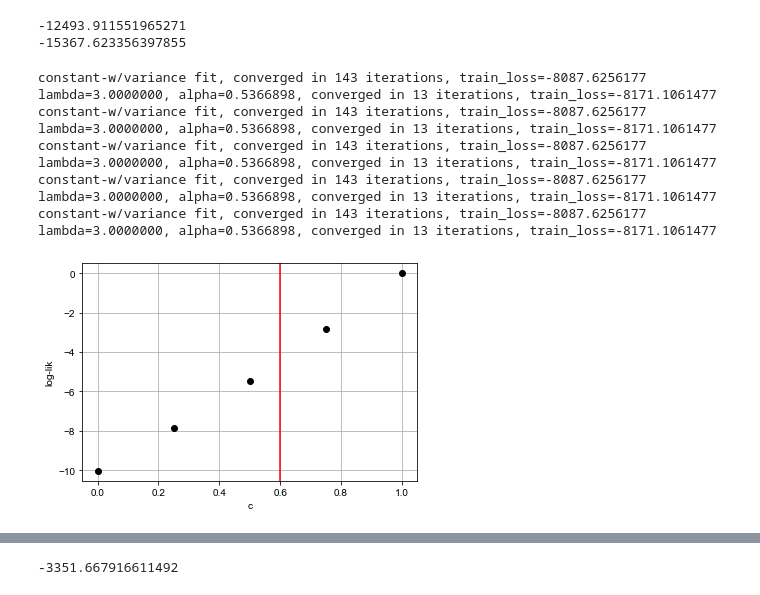
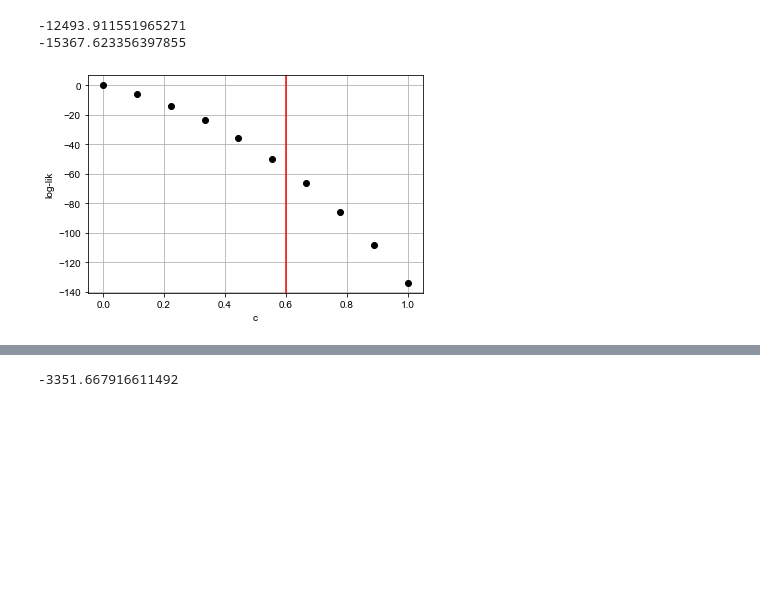
Before and after one commit to NovembreLab/feems, a Jupyter notebook: docs/notebooks/est-long-range.ipynb, the cells around one changed output, grey strips where cells are left out. Saved outputs shown, nothing was run; the diff lists cells and outputs as text; code cells hidden in the pictures; blank space fills up the shorter version.

```diff
--- a/docs/notebooks/est-long-range.ipynb
+++ b/docs/notebooks/est-long-range.ipynb
@@ -106,7 +106,7 @@ def get_EEMS_nll(sp_graph, obj, wt, q, df=100, sigstar=500):
 
 #     return -sp.stats.wishart.logpdf(-sp_graph.n_snps/2 * C @ Dstar @ C.T, sp_graph.n_snps, C @ (Ldag+np.diag(q)) @ C.T)
 
-def get_FEEMS_as_EEMS_nll(sp_graph, Ldag, wt, q, df=100, sigstar=500):
+def get_FEEMS_as_EEMS_nll(sp_graph, Ldag, wt, q, df=110, sigstar=1):
     C = np.vstack((-np.ones(sp_graph.n_observed_nodes-1),np.eye(sp_graph.n_observed_nodes-1))).T
 
     sp_graph._estimate_allele_frequencies()
@@ -115,7 +115,7 @@ def get_FEEMS_as_EEMS_nll(sp_graph, Ldag, wt, q, df=100, sigstar=500):
 
     return -sp.stats.wishart.logpdf(-0.5*df * C @ Dstar @ C.T, df, sigstar * C @ (0.5*Linv+np.diag(sp_graph.q)) @ C.T)
 
-def get_FEEMS_demes_nll_w_c(sp_graph, obj, wt, q, lrn, c, df=100, sigstar=500):
+def get_FEEMS_demes_nll_w_c(sp_graph, obj, wt, q, lrn, c, df=100, sigstar=1):
     # resmat = np.zeros_like(Ldag)
     # for i in range(resmat.shape[0]):
     #     for j in range(i+1,resmat.shape[0]):
@@ -135,19 +135,25 @@ def get_FEEMS_demes_nll_w_c(sp_graph, obj, wt, q, lrn, c, df=100, sigstar=500):
 
     ## transforming back to Linv to formulate wrt c
     Linv = np.linalg.solve(obj.L_double_inv,np.eye(sp_graph.n_observed_nodes))
-    Linvt = deepcopy(Linv)
-    Linvt[lrn[0][0],lrn[0][1]] = (1-c)*Linv[lrn[0][0],lrn[0][1]] + (1+c)*sp_graph.q[lrn[0][0]] + (1-c)*sp_graph.q[lrn[0][1]]
-    Linvt[lrn[0][1],lrn[0][0]] = Linvt[lrn[0][0],lrn[0][1]]
-    Linvt[lrn[0][1],lrn[0][1]] = 2*c*(1-c) * Linv[lrn[0][0],lrn[0][1]] + 2*c * sp_graph.q[lrn[0][0]] + (1-c) * sp_graph.q[lrn[0][1]]
-    for i in sp_graph.neighbors(lrn[0][1]):
-        Linvt[i,lrn[0][1]] = c * Linv[i,lrn[0][0]] + (1-c) * Linv[i,lrn[0][1]] + c * sp_graph.q[lrn[0][0]] + (1-c) * sp_graph.q[lrn[0][1]] + sp_graph.q[i]
-        Linvt[lrn[0][1],i] = Linvt[i,lrn[0][1]]
+    resmat = np.zeros_like(Linv)
+    for i in range(Linv.shape[0]):
+        for j in range(i+1,Linv.shape[0]):
+            resmat[i,j] = -2*Linv[i,j] + Linv[i,i] + Linv[j,j] + sp_graph.q[i] + sp_graph.q[j]
+            resmat[j,i] = resmat[i,j]
 
-    obj.sp_graph.L_block["oo"] = sp.sparse.coo_matrix(Linvt)
-    obj._comp_mat_block_inv()
-    obj._comp_inv_cov()
+    resmat[lrn[0][0],lrn[0][1]] = (c**2-1.5*c+1)*(-2*Linv[lrn[0][0],lrn[0][1]] + Linv[lrn[0][0],lrn[0][0]] + Linv[lrn[0][1],lrn[0][1]]) + (1+c)*sp_graph.q[lrn[0][0]] + (1-c)*sp_graph.q[lrn[0][1]]
+    resmat[lrn[0][1],lrn[0][0]] = resmat[lrn[0][0],lrn[0][1]]
+
+    # Linvt[lrn[0][1],lrn[0][1]] = 2*c*(1-c) * Linv[lrn[0][0],lrn[0][1]] + 2*c * sp_graph.q[lrn[0][0]] + (1-c) * sp_graph.q[lrn[0][1]]
+    # for i in sp_graph.neighbors(lrn[0][1]):
+    #     Linvt[i,lrn[0][1]] = c * Linv[i,lrn[0][0]] + (1-c) * Linv[i,lrn[0][1]] + c * sp_graph.q[lrn[0][0]] + (1-c) * sp_graph.q[lrn[0][1]] + sp_graph.q[i]
+    #     Linvt[lrn[0][1],i] = Linvt[i,lrn[0][1]]
+
+    # obj.sp_graph.L_block["oo"] = sp.sparse.coo_matrix(Linvt)
+    # obj._comp_mat_block_inv()
+    # obj._comp_inv_cov()
 
     # plt.imshow(obj.L_double_inv); plt.colorbar(); plt.show()
     # obj._comp_inv_lap(); obj._comp_inv_cov()
     # plt.imshow(obj.inv_cov); plt.colorbar(); plt.show()
-    return obj.neg_log_lik() #sp_graph.n_snps*(np.trace(trA) - trB/denom - np.log(np.linalg.det(resmat)*sp_graph.n_observed_nodes/denom))
+    return -sp.stats.wishart.logpdf(-df * C @ Dstar @ C.T, df, -sigstar * C @ resmat @ C.T) #sp_graph.n_snps*(np.trace(trA) - trB/denom - np.log(np.linalg.det(resmat)*sp_graph.n_observed_nodes/denom))
@@ -267,23 +291,13 @@ plt.plot((-C@Dstar@C.T)[np.tril_indices(15,-1)],(-0.11/680*C@resmat@C.T)[np.tril
 -12493.911551965271
 -15367.623356397855
 # %%
+# sp_graph.fit(lamb=3.,optimize_q='n-dim'); obj = Joint_Objective(sp_graph); obj.inv(); obj.grad(reg=False);
 llc = []
-for c in np.linspace(0,1,5):
-    sp_graph.fit(lamb=3.,optimize_q='n-dim'); obj = Joint_Objective(sp_graph); obj.inv(); obj.grad(reg=False);
-    llc.append(-get_FEEMS_demes_nll_w_c(sp_graph, obj, sp_graph.w, sp_graph.q, [(3,11)], c))
-plt.plot(np.linspace(0,1,5),llc-np.nanmax(llc),'ko'); plt.grid(); plt.axvline(0.6,color='red'); plt.xlabel('c'); plt.ylabel('log-lik');
+for c in np.linspace(0,1,10):
+    llc.append(-get_FEEMS_demes_nll_w_c(sp_graph, obj, sp_graph.w, sp_graph.q, [(4,12)], c, df=687, sigstar=0.15))
+plt.plot(np.linspace(0,1,10),llc-np.nanmax(llc),'ko'); plt.grid(); plt.axvline(0.6,color='red'); plt.xlabel('c'); plt.ylabel('log-lik');
 # %% [output]
-constant-w/variance fit, converged in 143 iterations, train_loss=-8087.6256177
-lambda=3.0000000, alpha=0.5366898, converged in 13 iterations, train_loss=-8171.1061477
-constant-w/variance fit, converged in 143 iterations, train_loss=-8087.6256177
-lambda=3.0000000, alpha=0.5366898, converged in 13 iterations, train_loss=-8171.1061477
-constant-w/variance fit, converged in 143 iterations, train_loss=-8087.6256177
-lambda=3.0000000, alpha=0.5366898, converged in 13 iterations, train_loss=-8171.1061477
-constant-w/variance fit, converged in 143 iterations, train_loss=-8087.6256177
-lambda=3.0000000, alpha=0.5366898, converged in 13 iterations, train_loss=-8171.1061477
-constant-w/variance fit, converged in 143 iterations, train_loss=-8087.6256177
-lambda=3.0000000, alpha=0.5366898, converged in 13 iterations, train_loss=-8171.1061477
-[figure, old version]
+[figure, new version]
 # %%
 ## starting fresh with a simple 6x6 grid to see if the computed log-lik from FEEMS is correlated with my function
 # n_rows, n_columns = 4, 4
```
Also changed, not shown: parts of 4 cells of this notebook.
